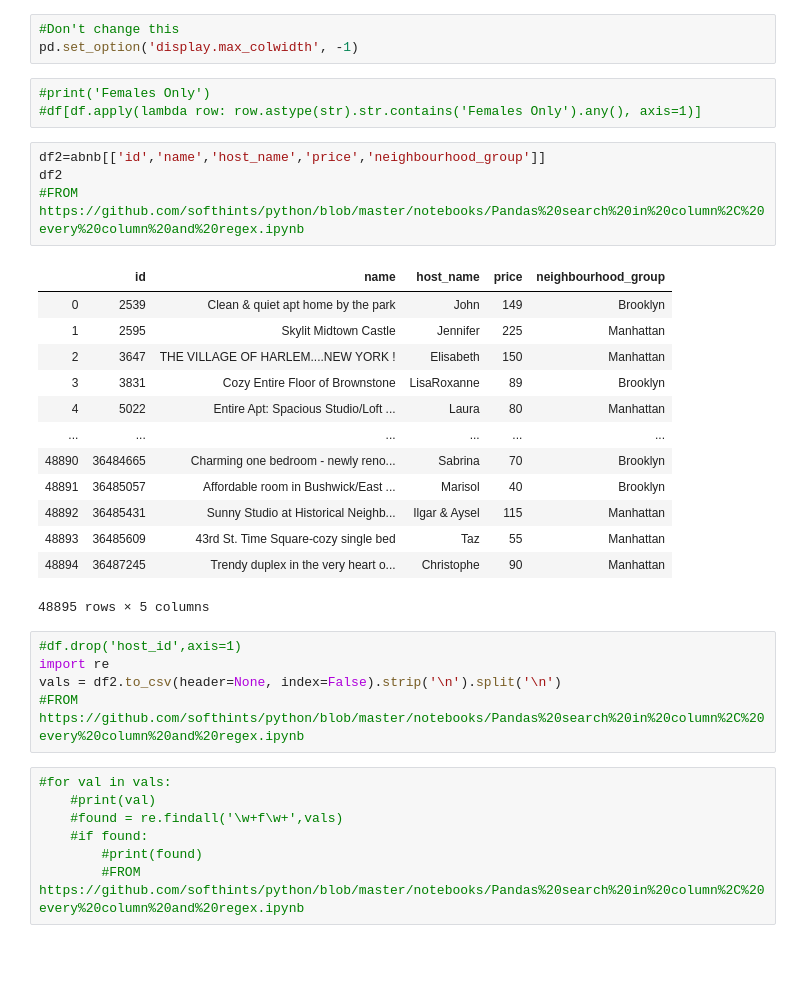
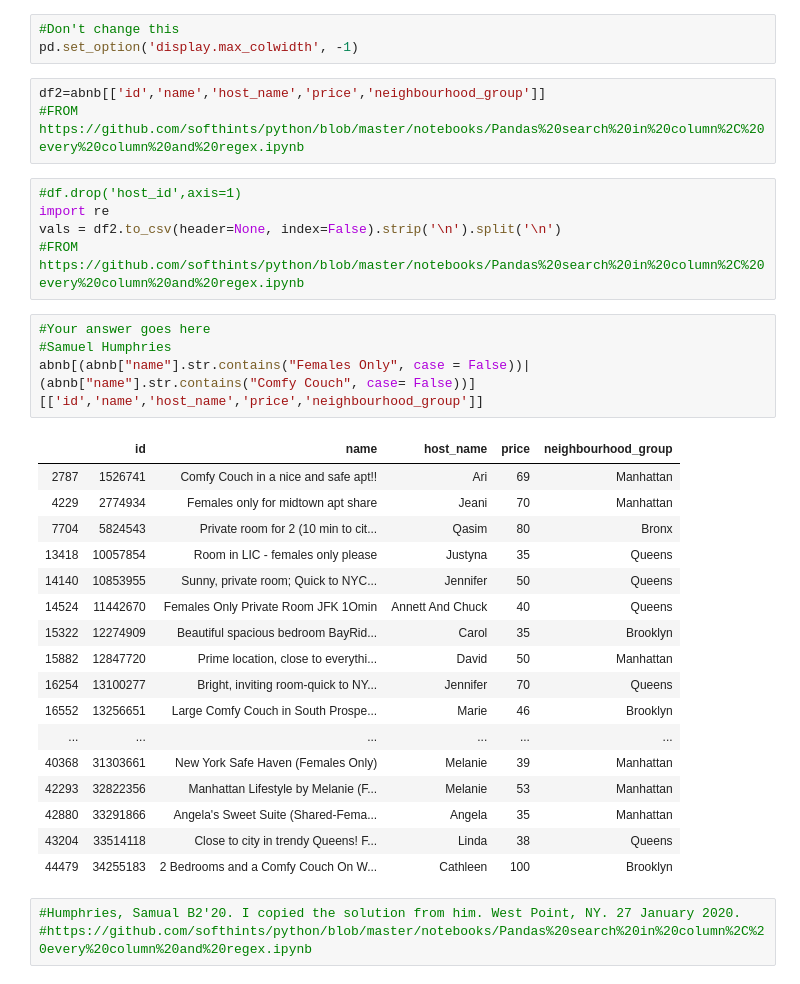
Before and after one commit to Ronasiaball/MA477, a Jupyter notebook: Ball_Ronasia_MA477_Homework2.ipynb, the cells around one changed output. Cells and saved outputs as stored; diff of their text form; blank space fills up the shorter version.

```diff
--- a/Ball_Ronasia_MA477_Homework2.ipynb
+++ b/Ball_Ronasia_MA477_Homework2.ipynb
@@ -149,36 +149,36 @@ Find all the listings that have any version (upper case, lower case, mix etc.) o
 # %%
 #Don't change this
 pd.set_option('display.max_colwidth', -1)
-# %%
-#print('Females Only')
-#df[df.apply(lambda row: row.astype(str).str.contains('Females Only').any(), axis=1)]
 # %%
 df2=abnb[['id','name','host_name','price','neighbourhood_group']]
-df2
 #FROM https://github.com/softhints/python/blob/master/notebooks/Pandas%20search%20in%20column%2C%20every%20column%20and%20regex.ipynb
-# %% [output]
-|  | id | name | host_name | price | neighbourhood_group |
-| 0 | 2539 | Clean & quiet apt home by the park | John | 149 | Brooklyn |
-| 1 | 2595 | Skylit Midtown Castle | Jennifer | 225 | Manhattan |
-| 2 | 3647 | THE VILLAGE OF HARLEM....NEW YORK ! | Elisabeth | 150 | Manhattan |
-| 3 | 3831 | Cozy Entire Floor of Brownstone | LisaRoxanne | 89 | Brooklyn |
-| 4 | 5022 | Entire Apt: Spacious Studio/Loft ... | Laura | 80 | Manhattan |
-| ... | ... | ... | ... | ... | ... |
-| 48890 | 36484665 | Charming one bedroom - newly reno... | Sabrina | 70 | Brooklyn |
-| 48891 | 36485057 | Affordable room in Bushwick/East ... | Marisol | 40 | Brooklyn |
-| 48892 | 36485431 | Sunny Studio at Historical Neighb... | Ilgar & Aysel | 115 | Manhattan |
-| 48893 | 36485609 | 43rd St. Time Square-cozy single bed | Taz | 55 | Manhattan |
-| 48894 | 36487245 | Trendy duplex in the very heart o... | Christophe | 90 | Manhattan |
-48895 rows × 5 columns
 # %%
 #df.drop('host_id',axis=1)
 import re
 vals = df2.to_csv(header=None, index=False).strip('\n').split('\n')
 #FROM https://github.com/softhints/python/blob/master/notebooks/Pandas%20search%20in%20column%2C%20every%20column%20and%20regex.ipynb
+# %%
+#Your answer goes here
+#Samuel Humphries
+abnb[(abnb["name"].str.contains("Females Only", case = False))|(abnb["name"].str.contains("Comfy Couch", case= False))][['id','name','host_name','price','neighbourhood_group']]
+# %% [output]
+|  | id | name | host_name | price | neighbourhood_group |
+| 2787 | 1526741 | Comfy Couch in a nice and safe apt!! | Ari | 69 | Manhattan |
+| 4229 | 2774934 | Females only for midtown apt share | Jeani | 70 | Manhattan |
+| 7704 | 5824543 | Private room for 2 (10 min to cit... | Qasim | 80 | Bronx |
+| 13418 | 10057854 | Room in LIC - females only please | Justyna | 35 | Queens |
+| 14140 | 10853955 | Sunny, private room; Quick to NYC... | Jennifer | 50 | Queens |
+| 14524 | 11442670 | Females Only Private Room JFK 1Omin | Annett And Chuck | 40 | Queens |
+| 15322 | 12274909 | Beautiful spacious bedroom BayRid... | Carol | 35 | Brooklyn |
+| 15882 | 12847720 | Prime location, close to everythi... | David | 50 | Manhattan |
+| 16254 | 13100277 | Bright, inviting room-quick to NY... | Jennifer | 70 | Queens |
+| 16552 | 13256651 | Large Comfy Couch in South Prospe... | Marie | 46 | Brooklyn |
+| ... | ... | ... | ... | ... | ... |
+| 40368 | 31303661 | New York Safe Haven (Females Only) | Melanie | 39 | Manhattan |
+| 42293 | 32822356 | Manhattan Lifestyle by Melanie (F... | Melanie | 53 | Manhattan |
+| 42880 | 33291866 | Angela's Sweet Suite (Shared-Fema... | Angela | 35 | Manhattan |
+| 43204 | 33514118 | Close to city in trendy Queens! F... | Linda | 38 | Queens |
+| 44479 | 34255183 | 2 Bedrooms and a Comfy Couch On W... | Cathleen | 100 | Brooklyn |
 # %%
-#for val in vals:
-    #print(val)
-    #found = re.findall('\w+f\w+',vals)
-    #if found:
-        #print(found)
-        #FROM https://github.com/softhints/python/blob/master/notebooks/Pandas%20search%20in%20column%2C%20every%20column%20and%20regex.ipynb
+#Humphries, Samual B2'20. I copied the solution from him. West Point, NY. 27 January 2020.
+#https://github.com/softhints/python/blob/master/notebooks/Pandas%20search%20in%20column%2C%20every%20column%20and%20regex.ipynb
```
Also changed, not shown: parts of 3 cells of this notebook.
